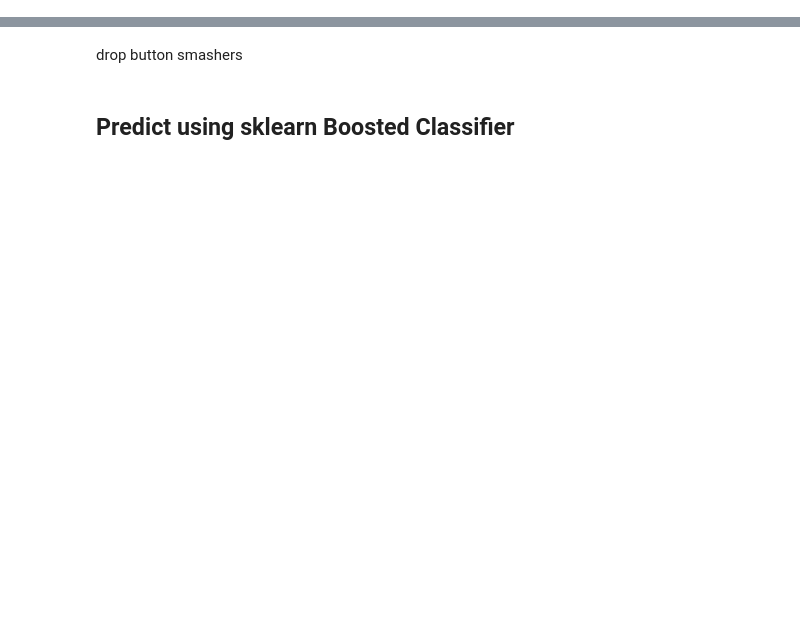
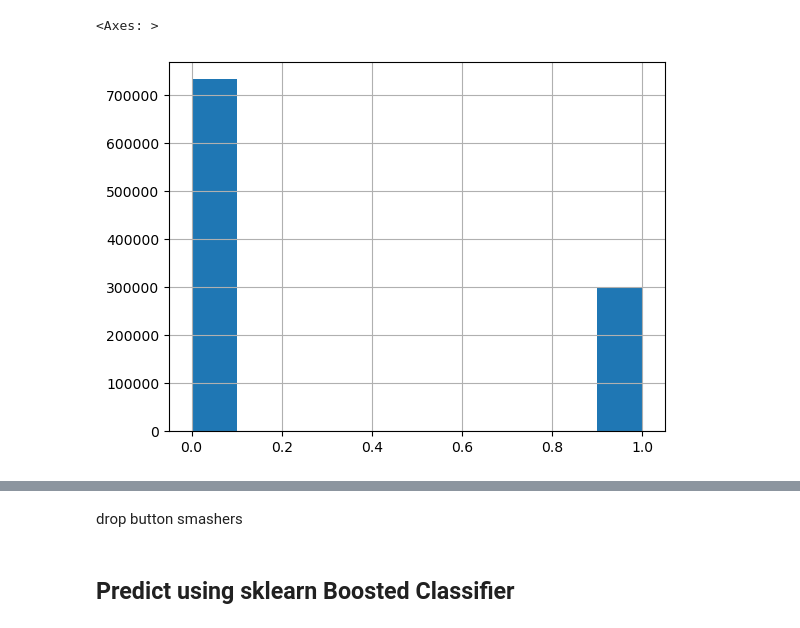
Before and after one commit to marcelbinz/sources-of-variability, a Jupyter notebook: mm-variability-predictors.ipynb, the cells around one changed output, grey strips where cells are left out. Drawn from its saved outputs; the diff is of its cells as text; code cells hidden in the pictures; blank space fills up the shorter version.

```diff
--- a/mm-variability-predictors.ipynb
+++ b/mm-variability-predictors.ipynb
@@ -25,4 +27,4 @@ pd.options.display.max_columns = 60
 %load_ext autoreload
 %autoreload 2
 # %%
-df_mm, dict_colnames = ut.load_mm_dataset("full")
+df_mm, dict_colnames = ut.load_mm_dataset("med_seq")
@@ -28,0 +51,9 @@ df_mm, dict_colnames = ut.load_mm_dataset("full")
+# %%
+df_mm["any_old"] = ((df_mm["left_oldwoman"] > 0) | (df_mm["left_oldman"] > 0) | (df_mm["right_oldwoman"] > 0) | (df_mm["right_oldman"] > 0)).astype(int)
+# %%
+df_mm["old_diff"] = (np.abs((df_mm["left_oldwoman"] + df_mm["left_oldman"]) - (df_mm["right_oldwoman"] + df_mm["right_oldman"])) > 0).astype(int)
+# %%
+df_mm["old_diff"].hist()
+# %% [output]
+<Axes: >
+[figure, added]
```
Also changed, not shown: parts of 23 cells of this notebook.
